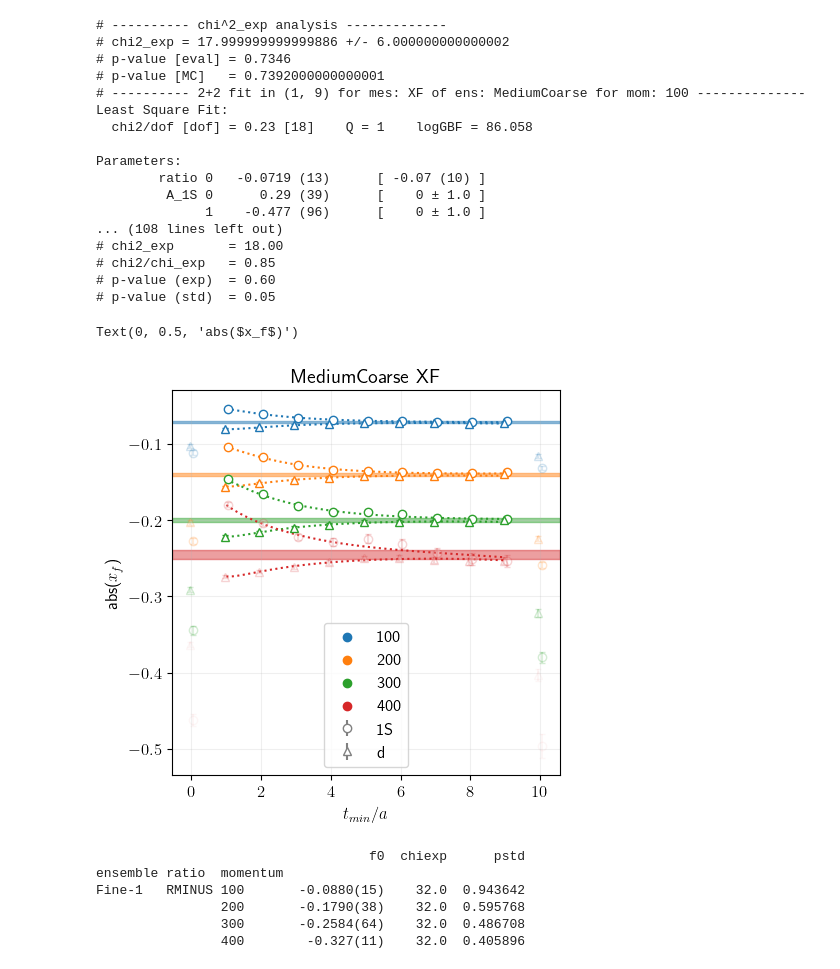
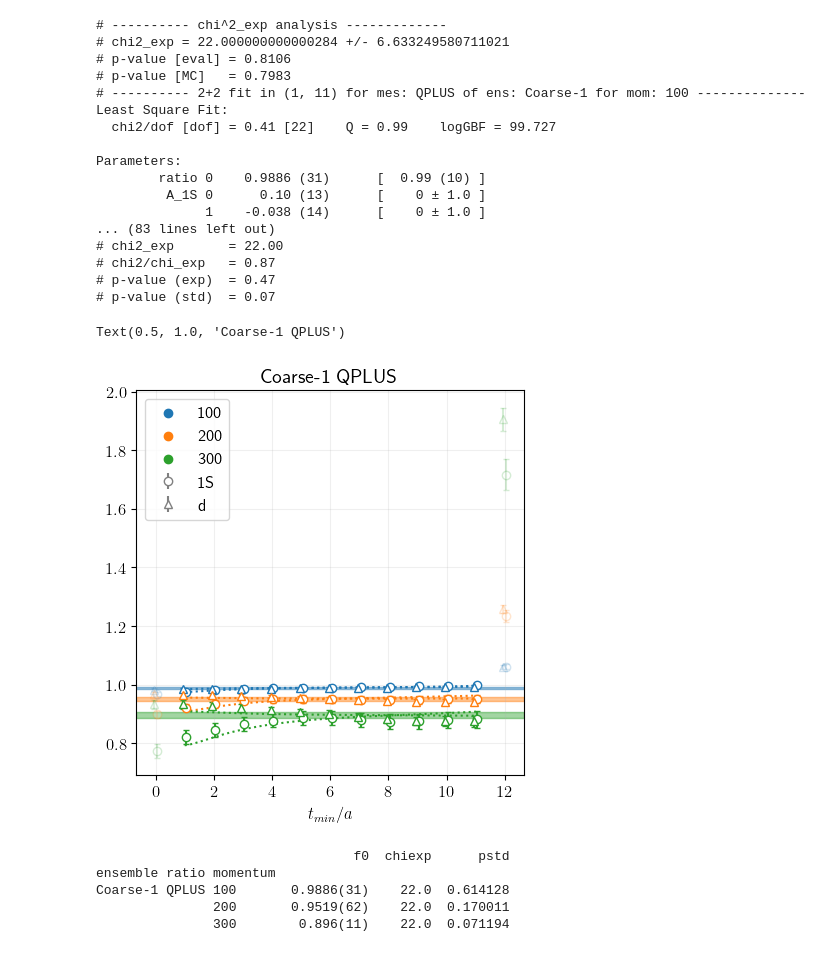
Before and after one commit to pietro-butti/B2heavy, a Jupyter notebook: notebooks/ratio_multiple_mom.ipynb, the cells around one changed output. Drawn from its saved outputs; the diff is of its cells as text; code cells hidden in the pictures.

```diff
--- a/notebooks/ratio_multiple_mom.ipynb
+++ b/notebooks/ratio_multiple_mom.ipynb
@@ -30,11 +27,12 @@ BINSIZE  = {
     'SuperFine':   22
 }
 # %%
-ENSEMBLE = 'MediumCoarse'
-RATIO    = 'XF'
+ENSEMBLE = 'Coarse-1'
+RATIO    = 'QPLUS'
 SMSLIST  = ['1S','RW']
 # SMSLIST  = ['1S']
 MOMLIST  = ['100','200','300','400']
+MOMLIST  = ['100','200','300']
 # MOMLIST  = ['000']
 # %%
 if RATIO in ['RMINUS','RPLUS','QPLUS','XF']:
@@ -113,55 +111,54 @@ for i,mom in enumerate(MOMLIST):
 
     alpha = 0.2 if mom=='400' else 1.
     robj.plot_fit(ax,NSTATES,trange,color=f'C{i}',color_res=f'C{i}',alpha=alpha,minus=False)
 
     ax.scatter([],[], marker='o', color=f'C{i}', label=mom)
 
 
     f0s.append(fit.p['ratio'][0])
 
 ax.errorbar([],[],[],fmt='o', ecolor='gray', mfc='w', color='gray', capsize=2.5, label='1S')
 ax.errorbar([],[],[],fmt='^', ecolor='gray', mfc='w', color='gray', capsize=2.5, label='d')
 
 # ax.set_xlim(-0.5,13)
 # ax.set_ylim(ymax=0.35,ymin=0.)
 ax.grid(alpha=0.2)
 ax.legend()
 
 ax.set_xlabel(r'$t_{min}/a$')
 
 ax.set_title(f'{ENSEMBLE} {RATIO}')
 
 # ax.set_ylabel(r'$Q_+$')
-ax.set_ylabel(r'abs($x_f$)')
+# ax.set_ylabel(r'abs($x_f$)')
 
 
 # plt.savefig(f'/Users/pietro/Desktop/{ENSEMBLE}_{RATIO}_multimom.pdf')
 # %% [output]
 # ---------- chi^2_exp analysis -------------
-# chi2_exp = 17.999999999999886 +/- 6.000000000000002
-# p-value [eval] = 0.7346
-# p-value [MC]   = 0.7392000000000001
-# ---------- 2+2 fit in (1, 9) for mes: XF of ens: MediumCoarse for mom: 100 --------------
+# chi2_exp = 22.000000000000284 +/- 6.633249580711021
+# p-value [eval] = 0.8106
+# p-value [MC]   = 0.7983
+# ---------- 2+2 fit in (1, 11) for mes: QPLUS of ens: Coarse-1 for mom: 100 --------------
 Least Square Fit:
-  chi2/dof [dof] = 0.23 [18]    Q = 1    logGBF = 86.058
+  chi2/dof [dof] = 0.41 [22]    Q = 0.99    logGBF = 99.727
 
 Parameters:
-        ratio 0   -0.0719 (13)      [ -0.07 (10) ]
-         A_1S 0      0.29 (39)      [    0 ± 1.0 ]
-              1    -0.477 (96)      [    0 ± 1.0 ]
-... (108 lines left out)
-# chi2_exp       = 18.00
-# chi2/chi_exp   = 0.85
-# p-value (exp)  = 0.60
-# p-value (std)  = 0.05
+        ratio 0    0.9886 (31)      [  0.99 (10) ]
+         A_1S 0      0.10 (13)      [    0 ± 1.0 ]
+              1    -0.038 (14)      [    0 ± 1.0 ]
+... (83 lines left out)
+# chi2_exp       = 22.00
+# chi2/chi_exp   = 0.87
+# p-value (exp)  = 0.47
+# p-value (std)  = 0.07
-Text(0, 0.5, 'abs($x_f$)')
+Text(0.5, 1.0, 'Coarse-1 QPLUS')
-[figure, old version]
+[figure, new version]
 # %%
 print(pd.DataFrame(fits).set_index(['ensemble','ratio','momentum']))
 # %% [output]
-                                   f0  chiexp      pstd
-ensemble ratio  momentum
-Fine-1   RMINUS 100       -0.0880(15)    32.0  0.943642
-                200       -0.1790(38)    32.0  0.595768
-                300       -0.2584(64)    32.0  0.486708
-                400        -0.327(11)    32.0  0.405896
+                                 f0  chiexp      pstd
+ensemble ratio momentum
+Coarse-1 QPLUS 100       0.9886(31)    22.0  0.614128
+               200       0.9519(62)    22.0  0.170011
+               300        0.896(11)    22.0  0.071194
```
Also changed, not shown: parts of 1 cell of this notebook, 17 other files.
